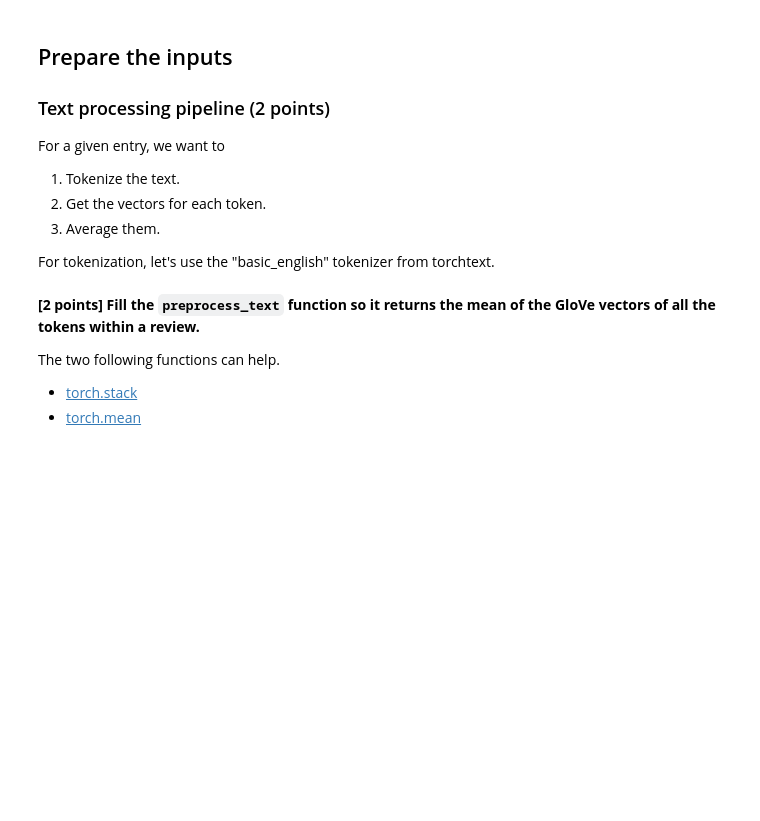
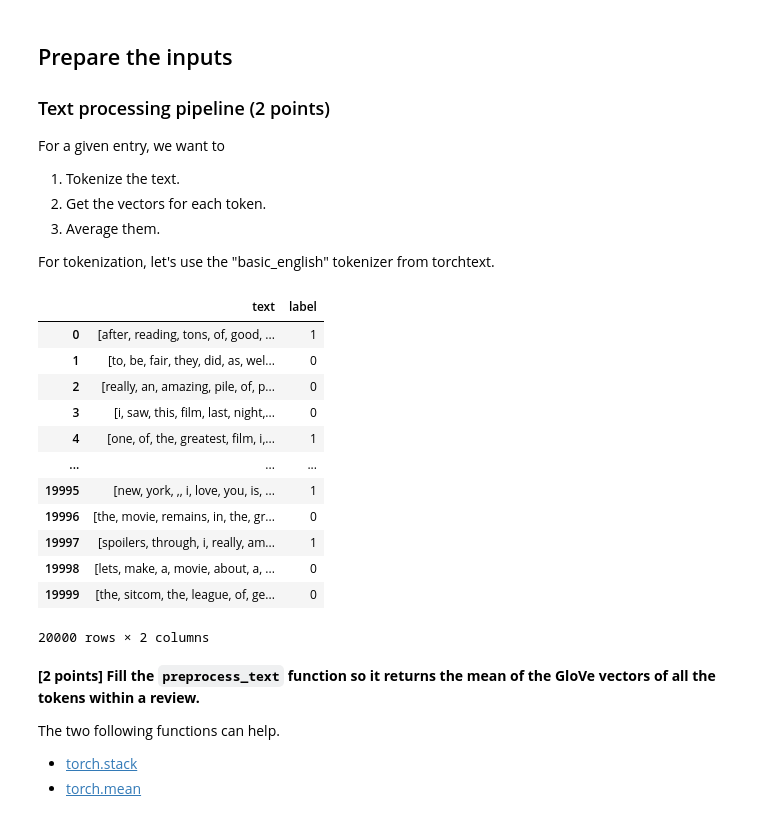
Before and after one commit to meliioko/nlp_tp_3, a Jupyter notebook: fill_your_own_glove.ipynb, the cells around one changed output. Cells and saved outputs as stored; diff of their text form; code cells hidden in the pictures; blank space fills up the shorter version.

Commit message:
tokenizer

```diff
--- a/fill_your_own_glove.ipynb
+++ b/fill_your_own_glove.ipynb
@@ -136,6 +138,23 @@ For a given entry, we want to
 For tokenization, let's use the "basic_english" tokenizer from torchtext.
 # %%
 tokenizer = get_tokenizer("basic_english", language="en")
+data = pd.DataFrame(train_df)
+data.text = data.text.apply(lambda x : tokenizer(x))
+data
+# %% [output]
+|  | text | label |
+| 0 | [after, reading, tons, of, good, ... | 1 |
+| 1 | [to, be, fair, they, did, as, wel... | 0 |
+| 2 | [really, an, amazing, pile, of, p... | 0 |
+| 3 | [i, saw, this, film, last, night,... | 0 |
+| 4 | [one, of, the, greatest, film, i,... | 1 |
+| ... | ... | ... |
+| 19995 | [new, york, ,, i, love, you, is, ... | 1 |
+| 19996 | [the, movie, remains, in, the, gr... | 0 |
+| 19997 | [spoilers, through, i, really, am... | 1 |
+| 19998 | [lets, make, a, movie, about, a, ... | 0 |
+| 19999 | [the, sitcom, the, league, of, ge... | 0 |
+20000 rows × 2 columns
 # %% [markdown]
 **\[2 points\] Fill the `preprocess_text` function so it returns the mean of the GloVe vectors of all the tokens within a review.**
 
```
Also changed, not shown: parts of 1 cell of this notebook.
